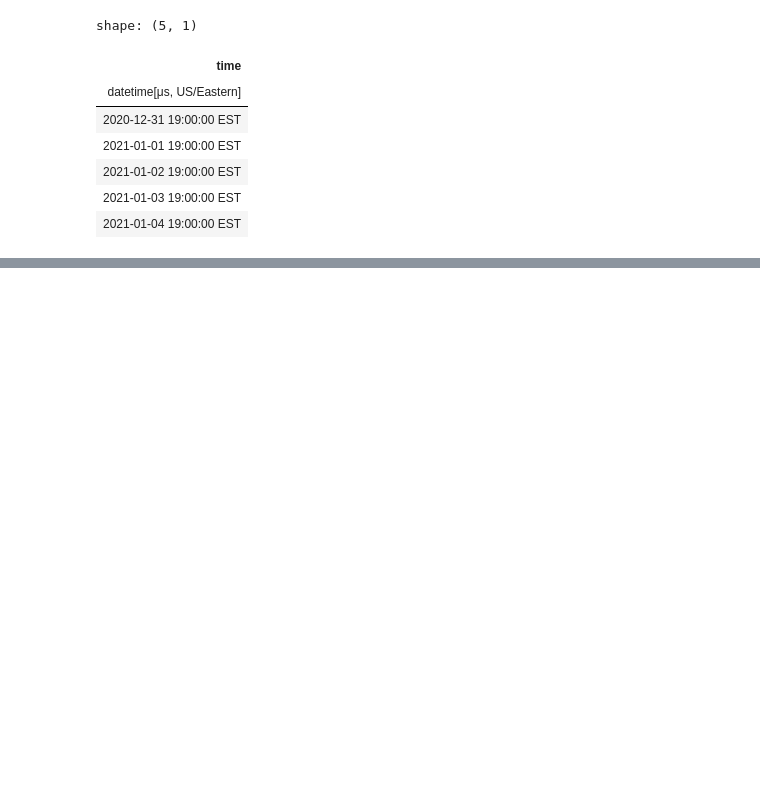
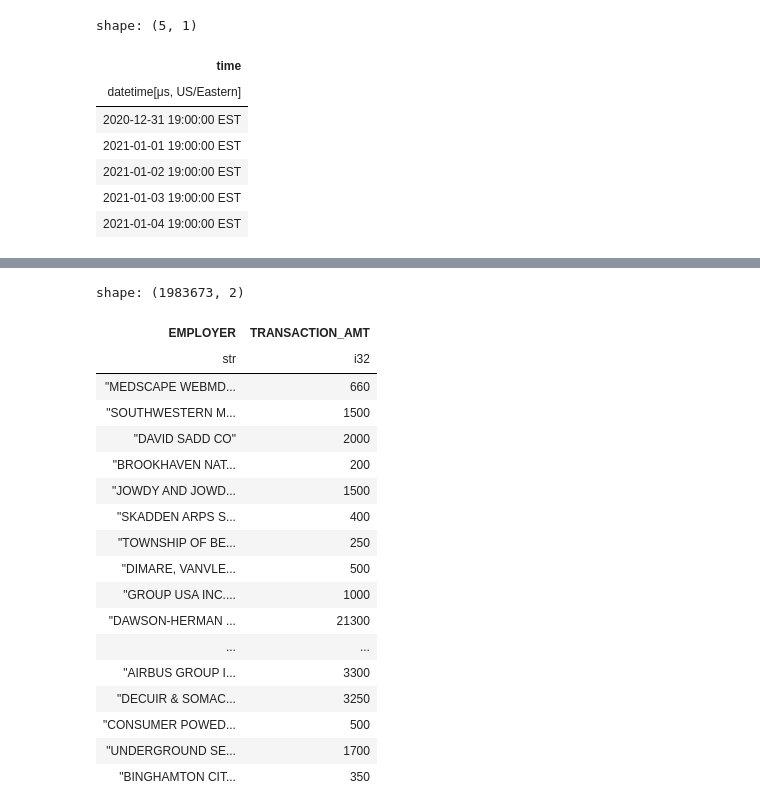
Before and after one commit to kevinheavey/modern-polars, a Jupyter notebook: performance.ipynb, the cells around one changed output, grey strips where cells are left out. Cells and saved outputs as stored; diff of their text form; code cells hidden in the pictures; blank space fills up the shorter version.

```diff
--- a/performance.ipynb
+++ b/performance.ipynb
@@ -1001,0 +1075,21 @@ for year in years:
+# %%
+indiv_pl = pl.scan_parquet(fec_dir / "indiv*.pq")
+avg_transaction_pl = indiv_pl.select(pl.col("TRANSACTION_AMT").mean())
+total_by_employee_pl = (
+    indiv_pl
+    .drop_nulls("EMPLOYER")
+    .groupby('EMPLOYER')
+    .agg([pl.col("TRANSACTION_AMT").sum()])
+    .sort("TRANSACTION_AMT", reverse=True)
+    .head(10)
+)
+avg_by_occupation_pl = (
+    indiv_pl
+    .groupby('OCCUPATION')
+    .agg([pl.col("TRANSACTION_AMT").mean()])
+    .sort("TRANSACTION_AMT", reverse=True)
+    .head(10)
+)
+# computed_pl = pl.collect_all(
+#     [avg_transaction_pl, total_by_employee_pl, avg_by_occupation_pl]
+# )
@@ -1001,0 +1123,29 @@ for year in years:
+# %%
+(indiv_pl
+    .drop_nulls("EMPLOYER")
+    .with_column(pl.col("EMPLOYER").cast(pl.Utf8))
+    .groupby('EMPLOYER')
+    .agg([pl.col("TRANSACTION_AMT").sum()])
+    .drop_nulls("EMPLOYER")
+    .collect()
+)
+# %% [output]
+shape: (1983673, 2)
+| EMPLOYER | TRANSACTION_AMT |
+| str | i32 |
+| "MEDSCAPE WEBMD... | 660 |
+| "SOUTHWESTERN M... | 1500 |
+| "DAVID SADD CO" | 2000 |
+| "BROOKHAVEN NAT... | 200 |
+| "JOWDY AND JOWD... | 1500 |
+| "SKADDEN ARPS S... | 400 |
+| "TOWNSHIP OF BE... | 250 |
+| "DIMARE, VANVLE... | 500 |
+| "GROUP USA INC.... | 1000 |
+| "DAWSON-HERMAN ... | 21300 |
+| ... | ... |
+| "AIRBUS GROUP I... | 3300 |
+| "DECUIR & SOMAC... | 3250 |
+| "CONSUMER POWED... | 500 |
+| "UNDERGROUND SE... | 1700 |
+| "BINGHAMTON CIT... | 350 |
```
Also changed, not shown: parts of 10 cells of this notebook.
